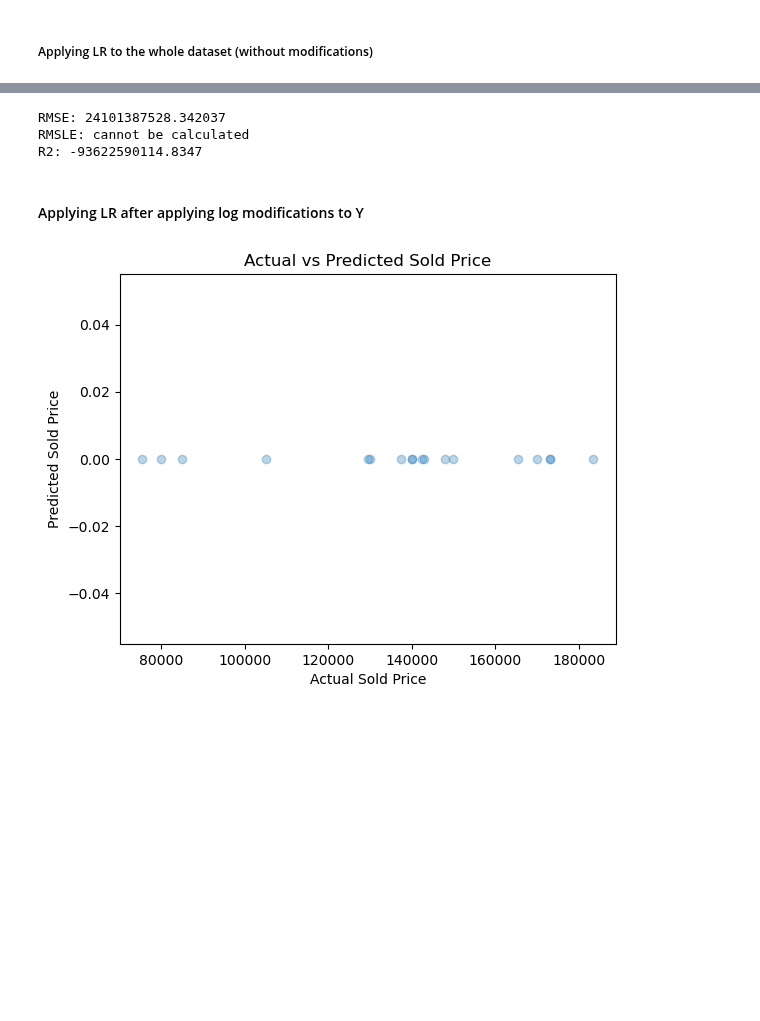
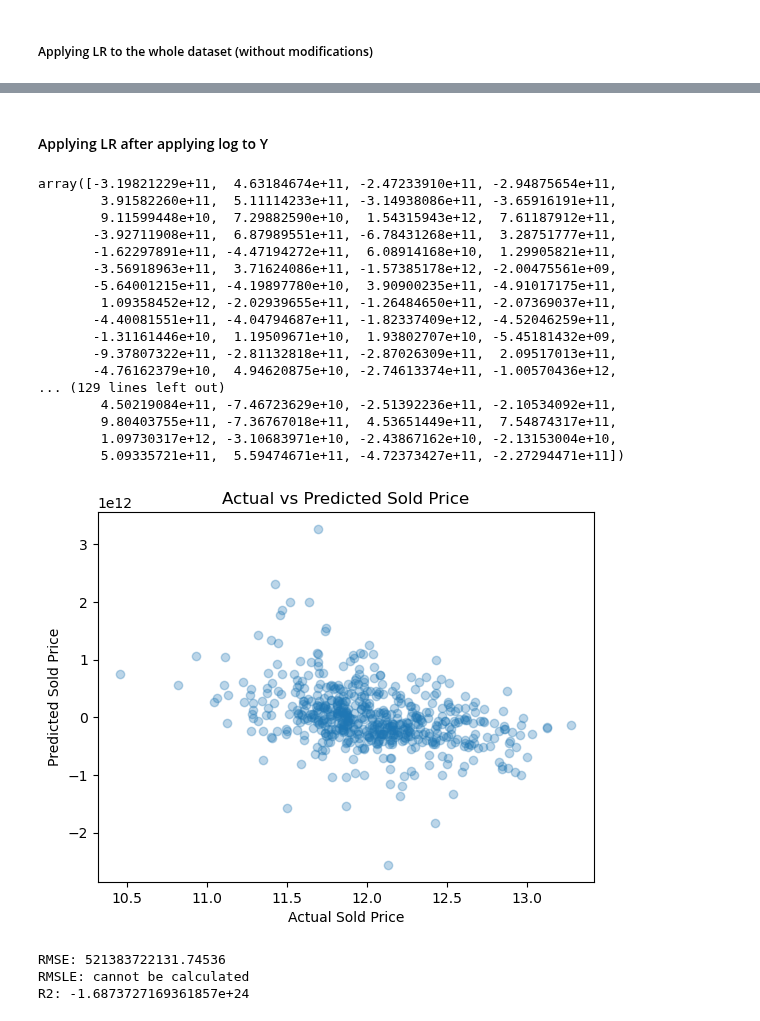
Before and after one commit to rajesvariparasa/ml-processing-pipeline-for-predicting-houseprices, a Jupyter notebook: Milestone-2-Regression.ipynb, the cells around one changed output, grey strips where cells are left out. Cells and saved outputs as stored; diff of their text form; code cells hidden in the pictures; blank space fills up the shorter version.

```diff
--- a/Milestone-2-Regression.ipynb
+++ b/Milestone-2-Regression.ipynb
@@ -754,22 +769,40 @@ plot_Yt_Yp(Y_test, Y_pred)
-# %%
-# evaluate the erros
-print_errors(Y_test, Y_pred)
-# %% [output]
-RMSE: 24101387528.342037
-RMSLE: cannot be calculated
-R2: -93622590114.8347
 # %% [markdown]
-#### Applying LR after applying log modifications to Y
+#### Applying LR after applying log to Y
 # %%
 # Applying log transformation to Y
 Y_train_log = np.log(Y_train)
+Y_test_log = np.log(Y_test)
 
 model2 = LinearRegression()
 model2.fit(X_train, Y_train_log)
-Ypred_log = model2.predict(X_test)
-Ypred_e = np.exp(Ypred_log)
-
-# Plot Y, Ypred_e
-plot_Yt_Yp(Y_test, Ypred_e)
+Y_pred_log = model2.predict(X_test)
+Y_pred_log
 # %% [output]
-[figure, removed]
+array([-3.19821229e+11,  4.63184674e+11, -2.47233910e+11, -2.94875654e+11,
+        3.91582260e+11,  5.11114233e+11, -3.14938086e+11, -3.65916191e+11,
+        9.11599448e+10,  7.29882590e+10,  1.54315943e+12,  7.61187912e+11,
+       -3.92711908e+11,  6.87989551e+11, -6.78431268e+11,  3.28751777e+11,
+       -1.62297891e+11, -4.47194272e+11,  6.08914168e+10,  1.29905821e+11,
+       -3.56918963e+11,  3.71624086e+11, -1.57385178e+12, -2.00475561e+09,
+       -5.64001215e+11, -4.19897780e+10,  3.90900235e+11, -4.91017175e+11,
+        1.09358452e+12, -2.02939655e+11, -1.26484650e+11, -2.07369037e+11,
+       -4.40081551e+11, -4.04794687e+11, -1.82337409e+12, -4.52046259e+11,
+       -1.31161446e+10,  1.19509671e+10,  1.93802707e+10, -5.45181432e+09,
+       -9.37807322e+11, -2.81132818e+11, -2.87026309e+11,  2.09517013e+11,
+       -4.76162379e+10,  4.94620875e+10, -2.74613374e+11, -1.00570436e+12,
+... (129 lines left out)
+        4.50219084e+11, -7.46723629e+10, -2.51392236e+11, -2.10534092e+11,
+        9.80403755e+11, -7.36767018e+11,  4.53651449e+11,  7.54874317e+11,
+        1.09730317e+12, -3.10683971e+10, -2.43867162e+10, -2.13153004e+10,
+        5.09335721e+11,  5.59474671e+11, -4.72373427e+11, -2.27294471e+11])
+# %%
+# Plot Y, Ypred_e
+plot_Yt_Yp(Y_test_log, Y_pred_log)
+print_errors(Y_test_log, Y_pred_log)
+
+# THIS LOOKS BAD TOO! SCALES DO NOT MATCH
+# %% [output]
+[figure, added]
+RMSE: 521383722131.74536
+RMSLE: cannot be calculated
+R2: -1.6873727169361857e+24
```
Also changed, not shown: parts of 7 cells of this notebook.
